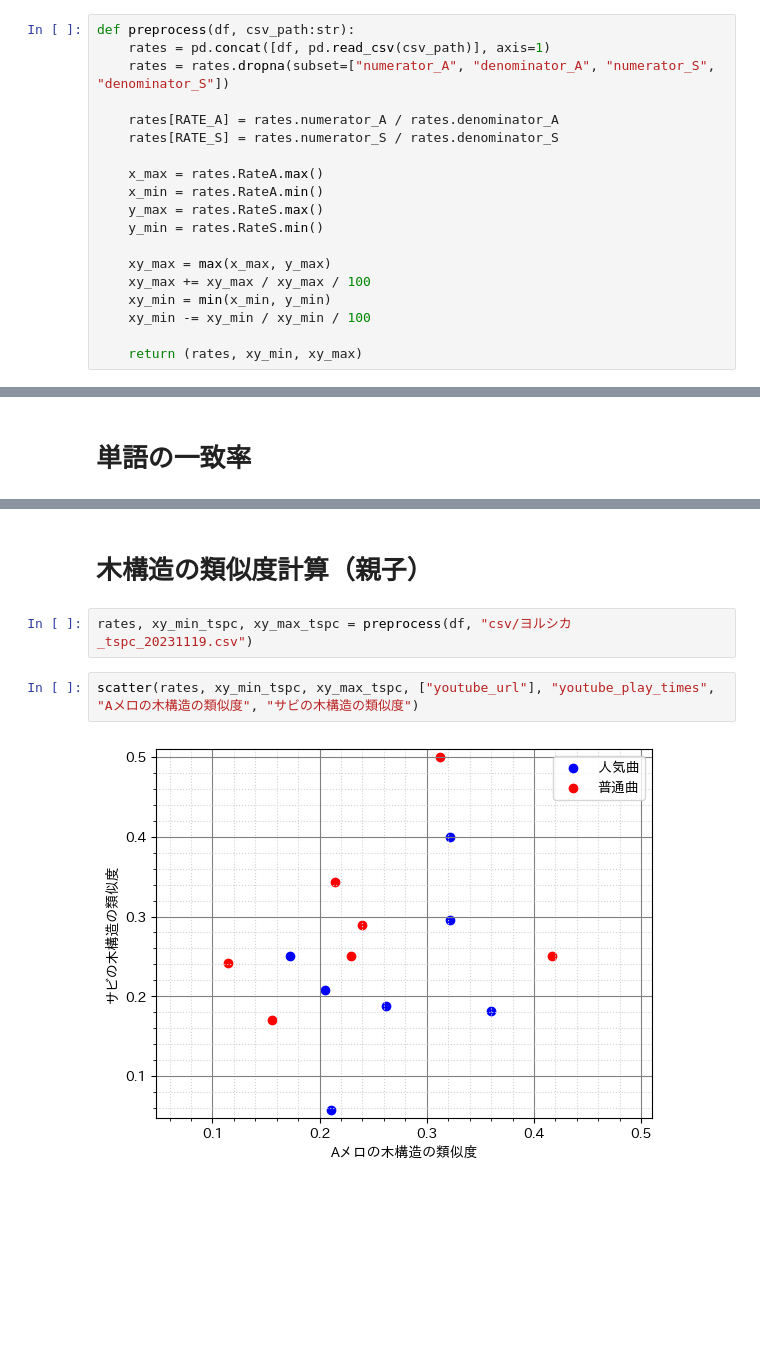
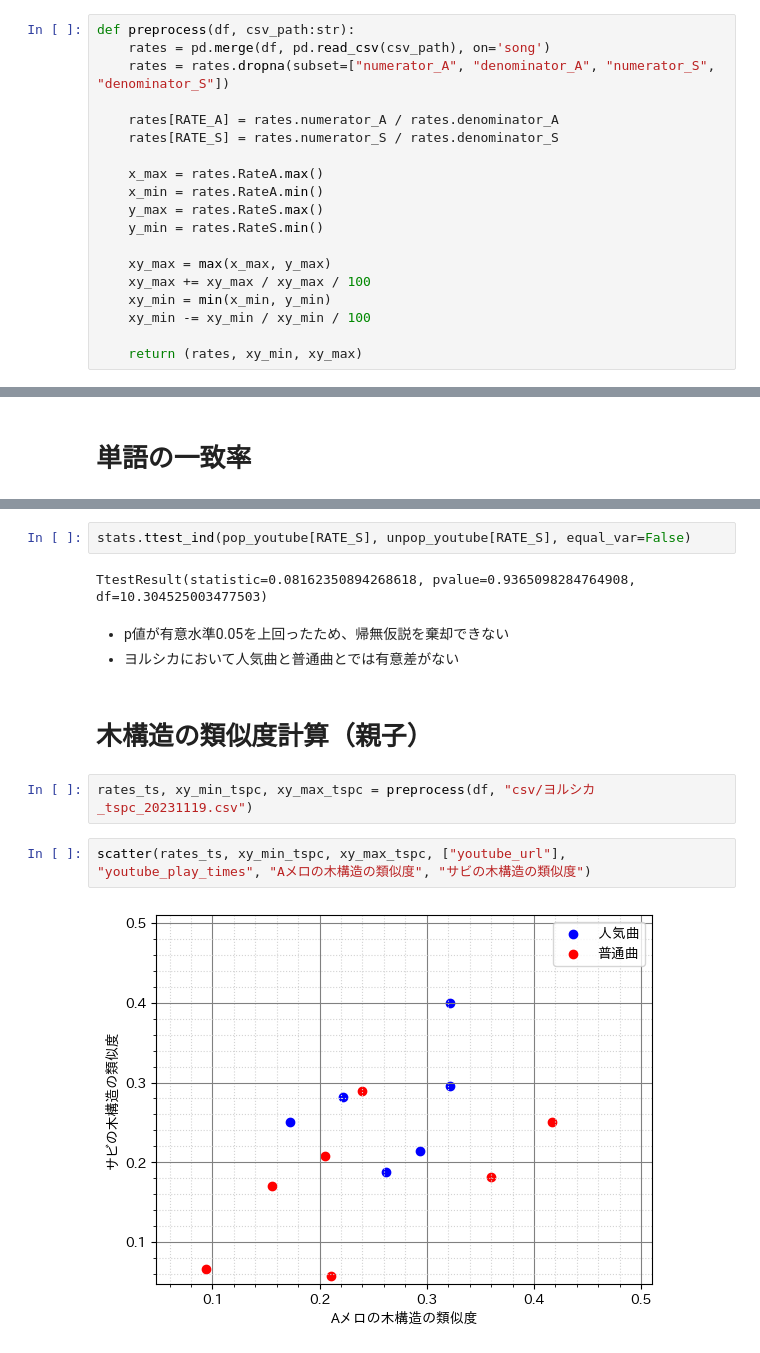
Before and after one commit to tsubasasugawara/lyrics_melody_analyzer, a Jupyter notebook: notebooks/ヨルシカ.ipynb, the cells around one changed output, grey strips where cells are left out. Drawn from its saved outputs; the diff is of its cells as text; blank space fills up the shorter version.

```diff
--- a/notebooks/ヨルシカ.ipynb
+++ b/notebooks/ヨルシカ.ipynb
@@ -12,7 +13,7 @@ RATE_S = "RateS"
 df = pd.read_csv("csv/ヨルシカ_20231119.csv")
 # %%
 def preprocess(df, csv_path:str):
-    rates = pd.concat([df, pd.read_csv(csv_path)], axis=1)
+    rates = pd.merge(df, pd.read_csv(csv_path), on='song')
     rates = rates.dropna(subset=["numerator_A", "denominator_A", "numerator_S", "denominator_S"])
 
     rates[RATE_A] = rates.numerator_A / rates.denominator_A
@@ -74,8 +147,15 @@ scatter(rates, xy_min_ts, xy_max_ts, ["spotify_id"], "spotify_popularity", "Aメ
+# %%
+stats.ttest_ind(pop_youtube[RATE_S], unpop_youtube[RATE_S], equal_var=False)
+# %% [output]
+TtestResult(statistic=0.08162350894268618, pvalue=0.9365098284764908, df=10.304525003477503)
+# %% [markdown]
+- p値が有意水準0.05を上回ったため、帰無仮説を棄却できない
+- ヨルシカにおいて人気曲と普通曲とでは有意差がない
 # %% [markdown]
 # 木構造の類似度計算（親子）
 # %%
-rates, xy_min_tspc, xy_max_tspc = preprocess(df, "csv/ヨルシカ_tspc_20231119.csv")
+rates_ts, xy_min_tspc, xy_max_tspc = preprocess(df, "csv/ヨルシカ_tspc_20231119.csv")
 # %%
-scatter(rates, xy_min_tspc, xy_max_tspc, ["youtube_url"], "youtube_play_times", "Aメロの木構造の類似度", "サビの木構造の類似度")
+scatter(rates_ts, xy_min_tspc, xy_max_tspc, ["youtube_url"], "youtube_play_times", "Aメロの木構造の類似度", "サビの木構造の類似度")
 # %% [output]
-[figure, old version]
+[figure, new version]
```
Also changed, not shown: parts of 25 cells of this notebook, 5 other files.
